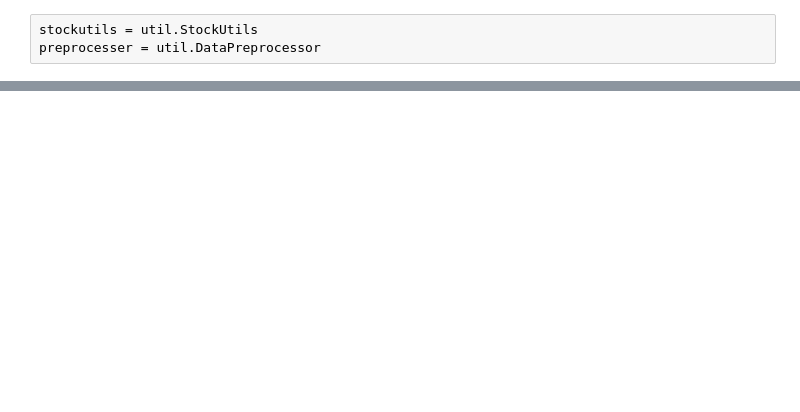
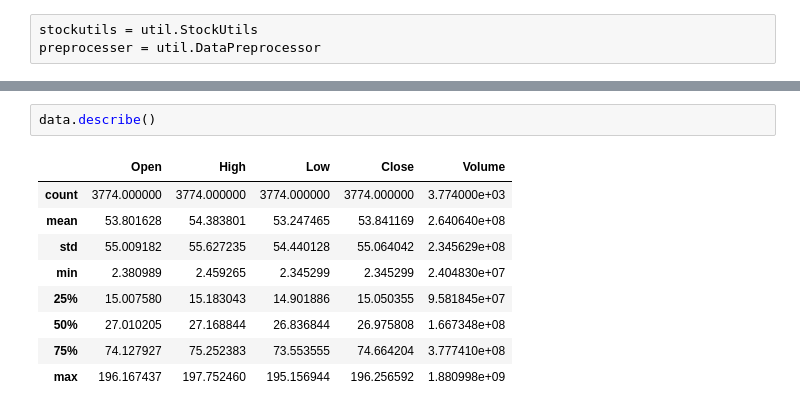
Before and after one commit to selamasnake/kaim-week-1, a Jupyter notebook: notebooks/stocks/AAPL.ipynb, the cells around one changed output, grey strips where cells are left out. Cells and saved outputs as stored; diff of their text form; blank space fills up the shorter version.

```diff
--- a/notebooks/stocks/AAPL.ipynb
+++ b/notebooks/stocks/AAPL.ipynb
@@ -29,0 +56,12 @@ Info of the data: None
+# %%
+data.describe()
+# %% [output]
+|  | Open | High | Low | Close | Volume |
+| count | 3774.000000 | 3774.000000 | 3774.000000 | 3774.000000 | 3.774000e+03 |
+| mean | 53.801628 | 54.383801 | 53.247465 | 53.841169 | 2.640640e+08 |
+| std | 55.009182 | 55.627235 | 54.440128 | 55.064042 | 2.345629e+08 |
+| min | 2.380989 | 2.459265 | 2.345299 | 2.345299 | 2.404830e+07 |
+| 25% | 15.007580 | 15.183043 | 14.901886 | 15.050355 | 9.581845e+07 |
+| 50% | 27.010205 | 27.168844 | 26.836844 | 26.975808 | 1.667348e+08 |
+| 75% | 74.127927 | 75.252383 | 73.553555 | 74.664204 | 3.777410e+08 |
+| max | 196.167437 | 197.752460 | 195.156944 | 196.256592 | 1.880998e+09 |
```
Also changed, not shown: parts of 16 cells of this notebook, 6 other files.
